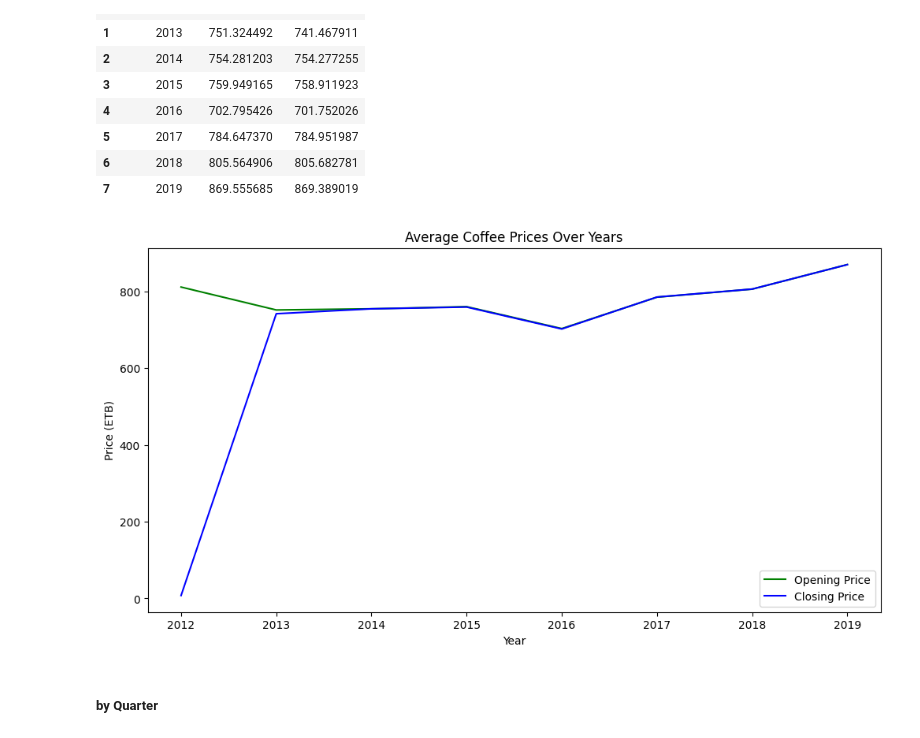
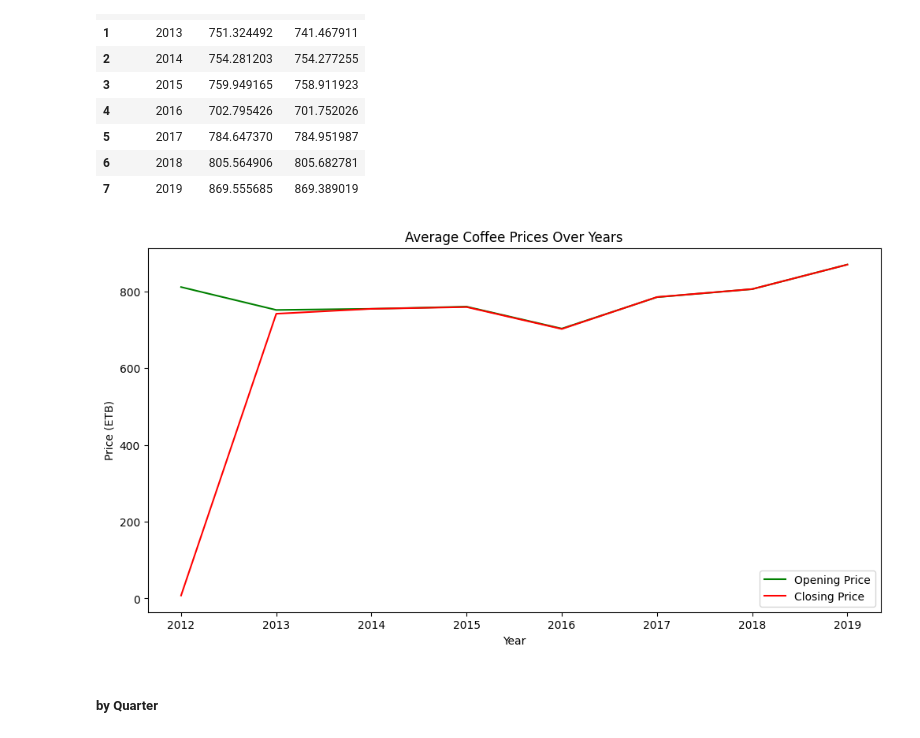
Before and after one commit to natnaelaster/data-analysis-projects, a Jupyter notebook: ETH_Coffee python + tablue/ethio-coffe-exchange.ipynb, the cells around one changed output. Cells and saved outputs as stored; diff of their text form; code cells hidden in the pictures.

```diff
--- a/ETH_Coffee python + tablue/ethio-coffe-exchange.ipynb
+++ b/ETH_Coffee python + tablue/ethio-coffe-exchange.ipynb
@@ -222,8 +223,9 @@ memory usage: 3.7+ MB
 ###### How did the average opening/closing price of coffee change over time (monthly/quarterly/yearly)?
 ##### by Year
 # %%
-yearly_price_trade = ecx[['Opening Price', 'Closing Price']].groupby(ecx['Trade Date'].dt.year).mean()
-yearly_price_trade.reset_index()
+yearly_price_trade = ecx[['Opening Price', 'Closing Price']].groupby(ecx['Trade Date'].dt.year).mean().reset_index()
+yearly_price_trade.sort_values(by='Trade Date', inplace=True)
+yearly_price_trade
 # %% [output]
 |  | Trade Date | Opening Price | Closing Price |
 | 0 | 2012 | 810.982503 | 7.583289 |
@@ -235,12 +237,13 @@ yearly_price_trade.reset_index()
 | 6 | 2018 | 805.564906 | 805.682781 |
 | 7 | 2019 | 869.555685 | 869.389019 |
 # %%
-yearly_price_trade.plot(kind='line', figsize=(12, 6), title='Average Coffee Prices Over Years', color=['green', 'blue'])
+yearly_price_trade.plot(kind='line', figsize=(12, 6), title='Average Coffee Prices Over Years', color=['green', 'red'])
+plt.ylabel('Price (ETB)')
 plt.xlabel('Year')
-plt.ylabel('Price (ETB)')
+plt.grid(False)
 plt.show()
 # %% [output]
-[figure, old version]
+[figure, new version]
 # %% [markdown]
 ##### by Quarter
 # %%
```
Also changed, not shown: parts of 13 cells of this notebook.
